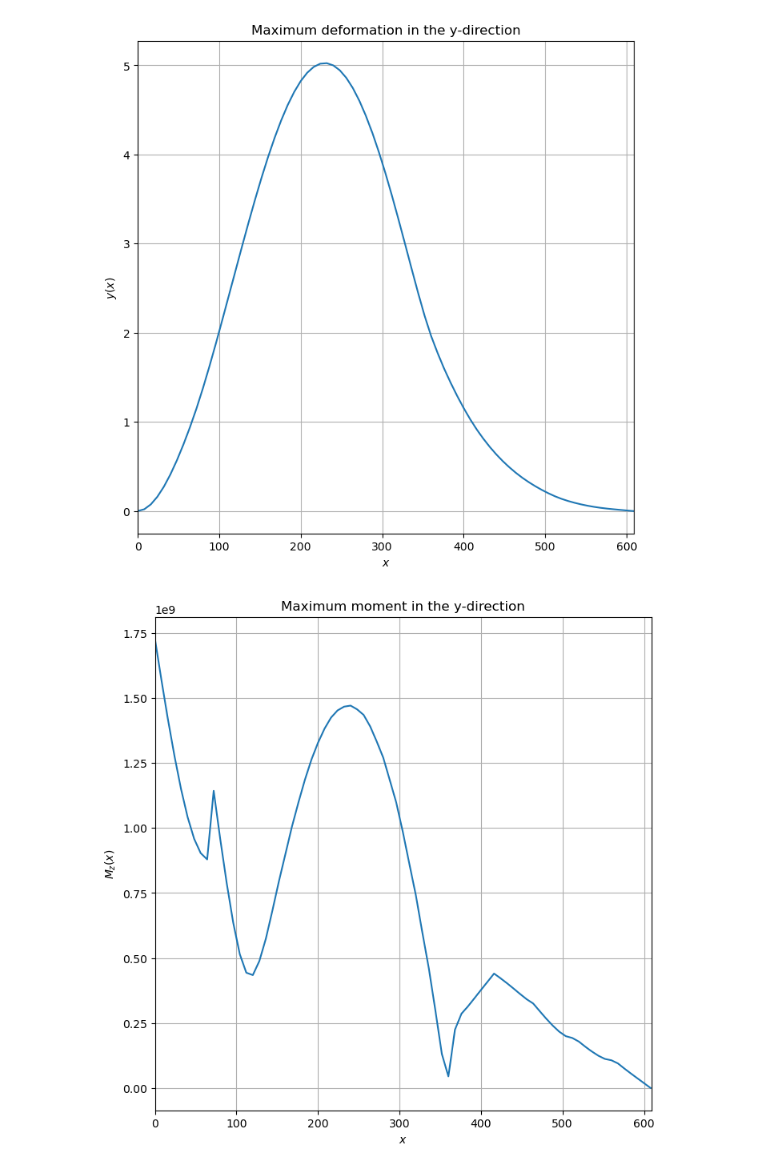
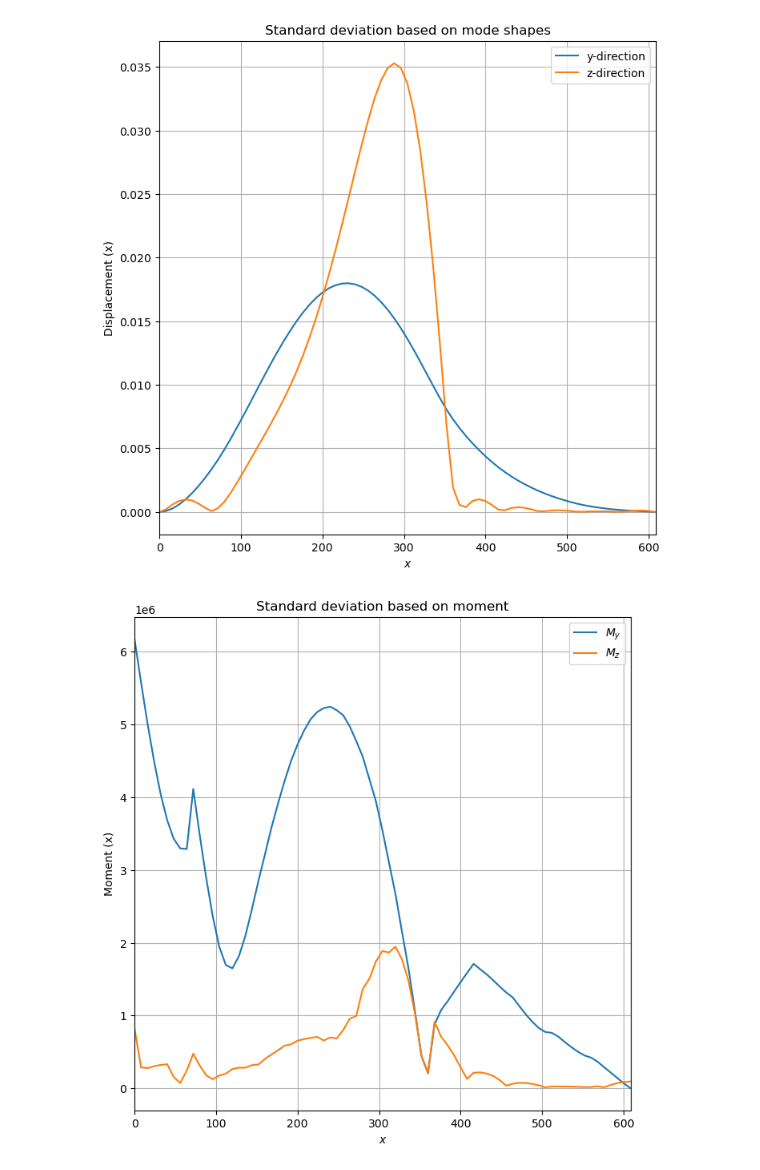
Before and after one commit to markusweberg/buffeting_load_response, a Jupyter notebook: Buffeting_load_response.ipynb, the cells around one changed output. Saved outputs shown, nothing was run; the diff lists cells and outputs as text; code cells hidden in the pictures.

```diff
--- a/Buffeting_load_response.ipynb
+++ b/Buffeting_load_response.ipynb
@@ -62,9 +64,9 @@ V = V_b0 * C_dir* C_seas * C_alt * C_prob * C_0 * C_r
 
 # Wind spectra properties
 rho = 1.25
-Au = 6.8 / 2 / np.pi
-Av = 9.4 / 2 / np.pi
-Aw = 9.4 / 2 / np.pi
+Au = 6.8
+Av = 9.4
+Aw = 9.4
 xLu = L1 * (z / z1)**0.3
 xLv = 1 / 4 * xLu
 xLw = 1 / 12 * xLu
@@ -82,13 +84,13 @@ CL_prime = 2.22
 CL_bar = -0.58
 CM_prime = 0.786
 CM_bar = -0.017
-C_u = 9 / 2 / np.pi
-C_w = 6 / 2 / np.pi
+C_u = 9
+C_w = 6
 # %%
 # Calculating the cross-spectral density of the wind load
 
 # Buffeting wind load matrices
-B_q = rho * V * B / 2 * np.array([
+B_q = np.array([
     [2 * (D / B)* CD_bar, ((D / B) * CD_prime - CL_bar)],
     [2 * CL_bar, (CL_prime + (D / B) * CD_bar)],
     [2 * B * CM_bar, B * CM_prime]
@@ -108,10 +110,11 @@ K_ae = rho * V**2 * B / 2 * np.array([
 
 # Frequency vector
 w = np.logspace(-3, 1.2, 100)
+f = w / (2 * np.pi)
 
 # Wind turbulence
-Su = (Iu*V)**2*Au*xLu/V / ((1+1.5*Au*w*xLu/V)**(5/3))
-Sw = (Iw*V)**2*Aw*xLw/V / ((1+1.5*Aw*w*xLw/V)**(5/3))
+Su = (Iu*V)**2*Au*xLu/V / ((1+1.5*Au*f*xLu/V)**(5/3)) / (2 * np.pi)
+Sw = (Iw*V)**2*Aw*xLw/V / ((1+1.5*Aw*f*xLw/V)**(5/3)) / (2 * np.pi)
 
 # Extending B_q and phi for matrix multiplication
 B_q_extended = np.zeros((len(x) * 3, len(x) * 2))
@@ -130,15 +133,18 @@ for i in range(n_modes):
 S_Q = np.zeros((n_modes, n_modes, len(w)), dtype=float)
 S_v = np.zeros((len(x) * 2, len(x) * 2))
 
+
 # Establishing dxdx meshgrid and the integrand matrix
 dxdx = np.abs(np.array([x]) - np.array([x]).T)
 integrand = np.zeros((len(x), len(x)))
 
+I = np.array([[Iu, 0], [0, Iw]])
+
 for h in range(len(w)):
 
     # One-point spectra for the wind load
-    S_v[0::2, 0::2] = Su[h] * np.exp(-C_u * w[h] * dxdx / V)
-    S_v[1::2, 1::2] = Sw[h] * np.exp(-C_w * w[h] * dxdx / V)
+    S_v[0::2, 0::2] = Su[h] * np.exp(-C_u * f[h] * dxdx / V)
+    S_v[1::2, 1::2] = Sw[h] * np.exp(-C_w * f[h] * dxdx / V)
 
     S_qq = (rho * V * B / 2)**2 * B_q_extended @ S_v @ B_q_extended.T
 
@@ -147,4 +153,6 @@ for h in range(len(w)):
 
             integrand = phi_extended[:,:,i].T @ S_qq @ phi_extended[:,:,j]
 
+            # S_qq = (rho * V * B / 2)**2 * B_q @ S_v[2*i:(2*i)+2,] @ B_q.T
+
             S_Q[i, j, h] = np.trapz(np.trapz(integrand, x), x)
@@ -252,16 +267,18 @@ for i in range(len(x)):
     std_dev_t[i] = np.trapz(S_rr[3*i+2, 3*i+2, :], w_interp)**0.5
 # %%
 plt.figure(figsize=(8,8))
-plt.plot(x, std_dev_y.real)
+plt.plot(x, std_dev_y.real, label="y-direction")
+plt.plot(x, std_dev_z.real, label="z-direction")
+plt.legend()
 plt.xlim(0, 609)
-# plt.ylim(0, 240)
+# plt.ylim(0, 7)
 plt.grid()
-plt.title("Maximum deformation in the y-direction")
+plt.title("Standard deviation based on mode shapes")
 plt.xlabel("$x$")
-plt.ylabel("$y(x)$")
+plt.ylabel("Displacement (x)")
 plt.show()
 # %% [output]
-[figure, old version]
+[figure, new version]
 # %%
 # Calculating the cross-spectral density of the response based on the MOMENT
 # phi_r = phi_moment
@@ -295,16 +312,18 @@ for i in range(len(x)):
     std_dev_t_moment[i] = np.trapz(S_rr_moment[3*i+2, 3*i+2, :], w_interp)**0.5
 # %%
 plt.figure(figsize=(8,8))
-plt.plot(x, std_dev_y_moment.real)
+plt.plot(x, std_dev_y_moment.real, label="$M_y$")
+plt.plot(x, std_dev_z_moment.real, label="$M_z$")
+plt.legend()
 plt.xlim(0, 609)
 # plt.ylim(0, 240)
 plt.grid()
-plt.title("Maximum moment in the y-direction")
+plt.title("Standard deviation based on moment")
 plt.xlabel("$x$")
-plt.ylabel("$M_z(x)$")
+plt.ylabel("Moment (x)")
 plt.show()
 # %% [output]
-[figure, old version]
+[figure, new version]
 # %%
 # Calculating bending moment based on the deformation using formula
 # M = EI * y''
```
Also changed, not shown: parts of 8 cells of this notebook, 2 other files.
